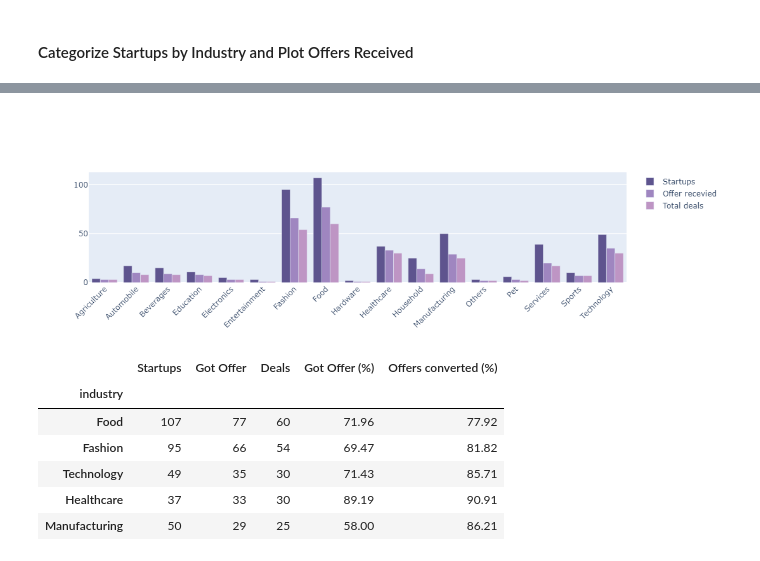
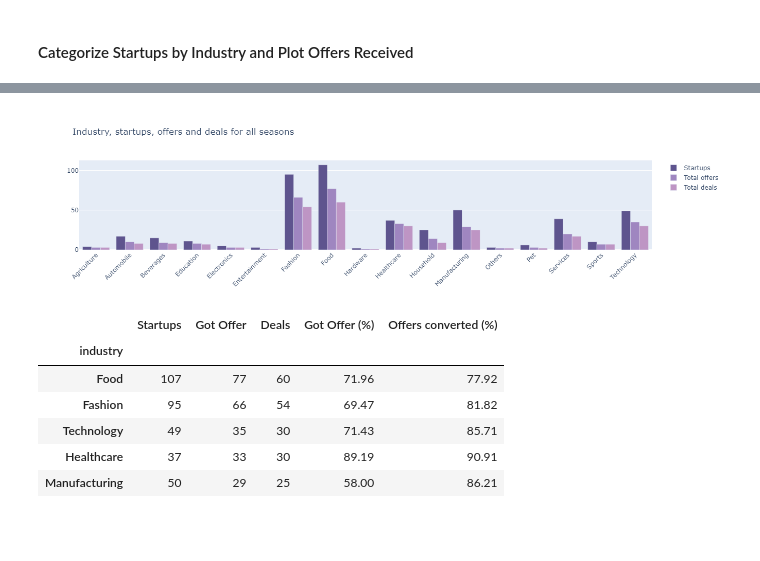
Before and after one commit to AnirudhSinghBhadauria/shark-tank-analysis, a Jupyter notebook: shark_tank_analysis.ipynb, the cells around one changed output, grey strips where cells are left out. Saved outputs shown, nothing was run; the diff lists cells and outputs as text; code cells hidden in the pictures; blank space fills up the shorter version.

```diff
--- a/shark_tank_analysis.ipynb
+++ b/shark_tank_analysis.ipynb
@@ -200,37 +200,42 @@ startup_deals
 # %%
-
+# Plot for industry, startups, offers and deals for all seasons
 
 industry = startup_deals.index
 startups = startup_deals.values[:, 0]
 offers = startup_deals.values[:, 1]
 deals = startup_deals.values[:, 2]
 
 fig = go.Figure()
 fig.add_trace(go.Bar(
     x=industry,
     y=startups,
     name='Startups',
     marker_color='#5e548e'
 ))
 
 fig.add_trace(go.Bar(
     x=industry,
     y=offers,
-    name='Offer recevied',
+    name='Total offers',
     marker_color='#9f86c0'
 ))
 
 fig.add_trace(go.Bar(
     x=industry,
     y=deals,
     name='Total deals',
     marker_color='#be95c4'
 ))
 
-fig.update_layout(barmode='group', xaxis_tickangle=-45)
+fig.update_layout(
+    barmode='group',
+    xaxis_tickangle=-45,
+    title="Industry, startups, offers and deals for all seasons"
+)
+
 fig.show()
 # %% [output]
-[figure, old version]
+[figure, new version]
 # %%
 # Top 5 Industries that got offer
 
```
Also changed, not shown: parts of 4 cells of this notebook.
